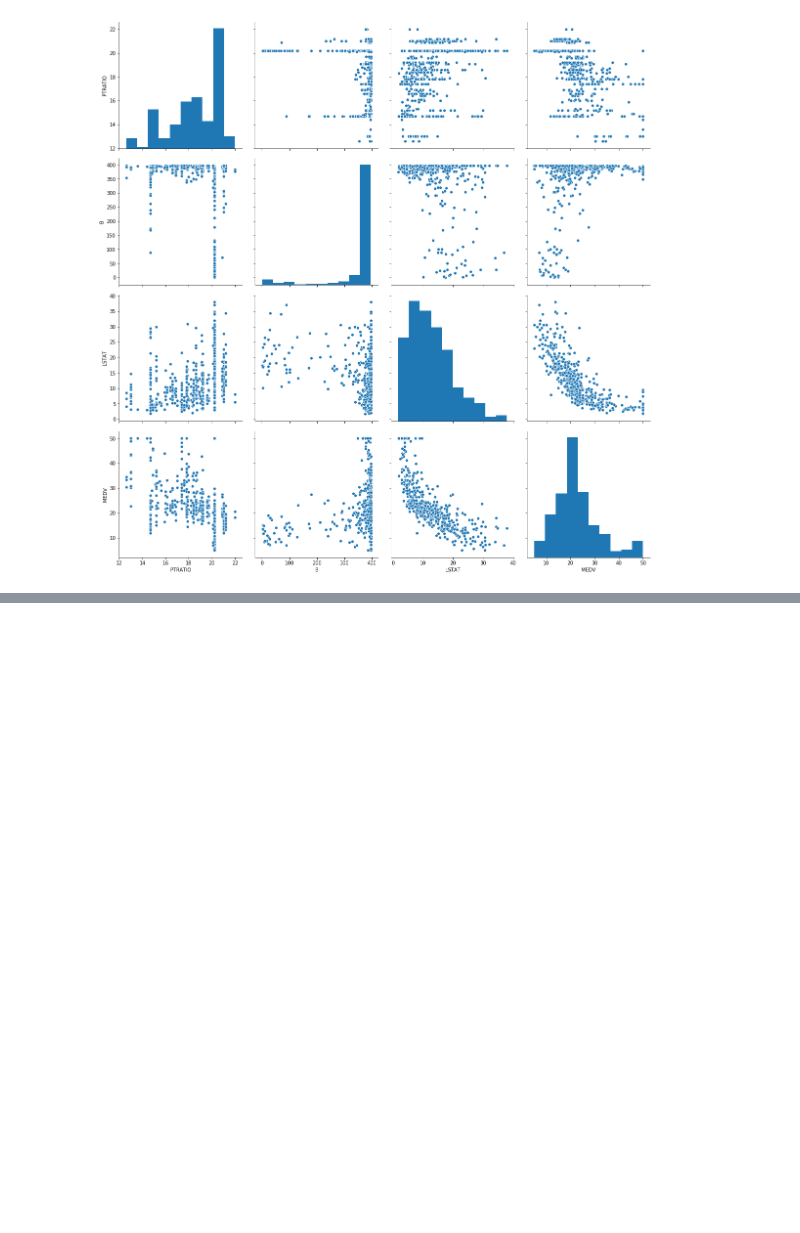
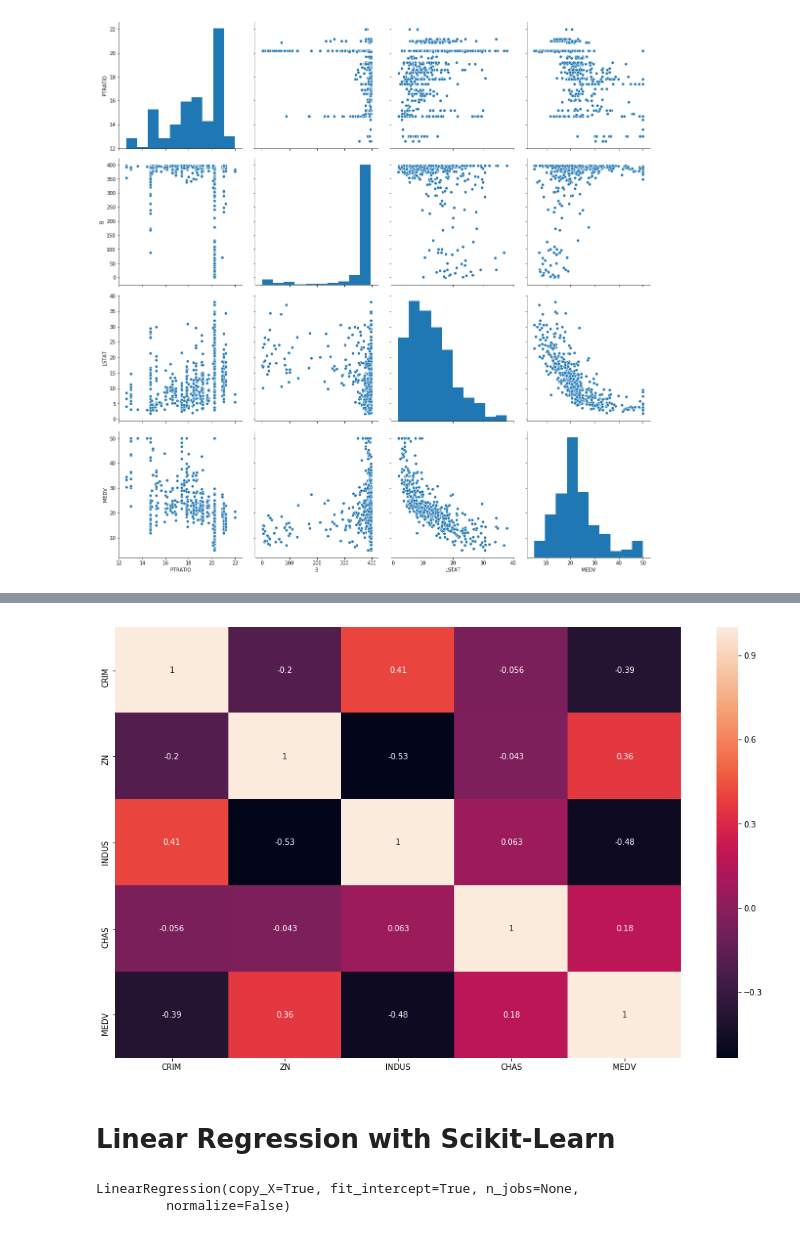
Before and after one commit to adeluleye/house-price-prediction, a Jupyter notebook: House Price Prediction.ipynb, the cells around one changed output, grey strips where cells are left out. Drawn from its saved outputs; the diff is of its cells as text; code cells hidden in the pictures; blank space fills up the shorter version.

Commit message:
fit model to data

```diff
--- a/House Price Prediction.ipynb
+++ b/House Price Prediction.ipynb
@@ -84,0 +115,8 @@ plt.show()
+# %%
+plt.figure(figsize=(16,10))
+sns.heatmap(df[df_interest].corr(), annot=True)
+plt.show()
+# %% [output]
+[figure, added]
+# %% [markdown]
+# Linear Regression with Scikit-Learn
@@ -84,0 +131,5 @@ plt.show()
+# %%
+model.fit(X, y)
+# %% [output]
+LinearRegression(copy_X=True, fit_intercept=True, n_jobs=None,
+         normalize=False)
```
Also changed, not shown: parts of 13 cells of this notebook.
